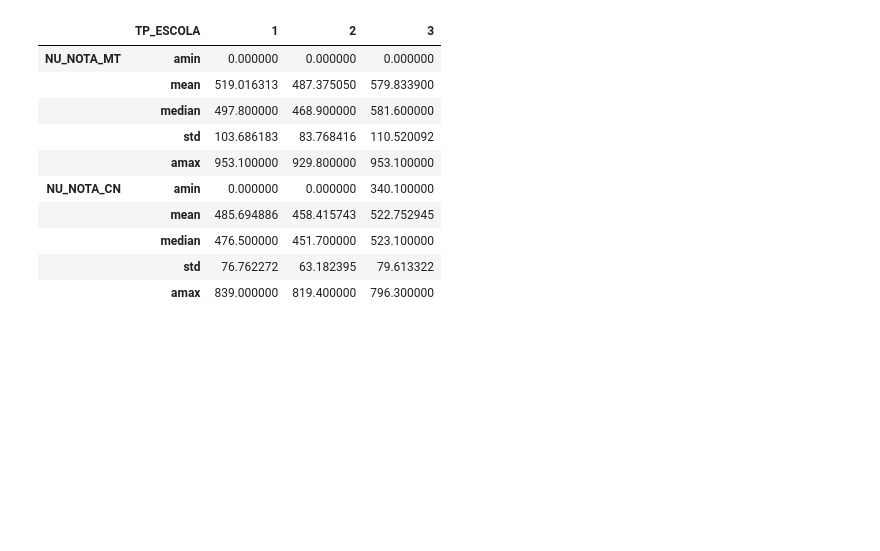
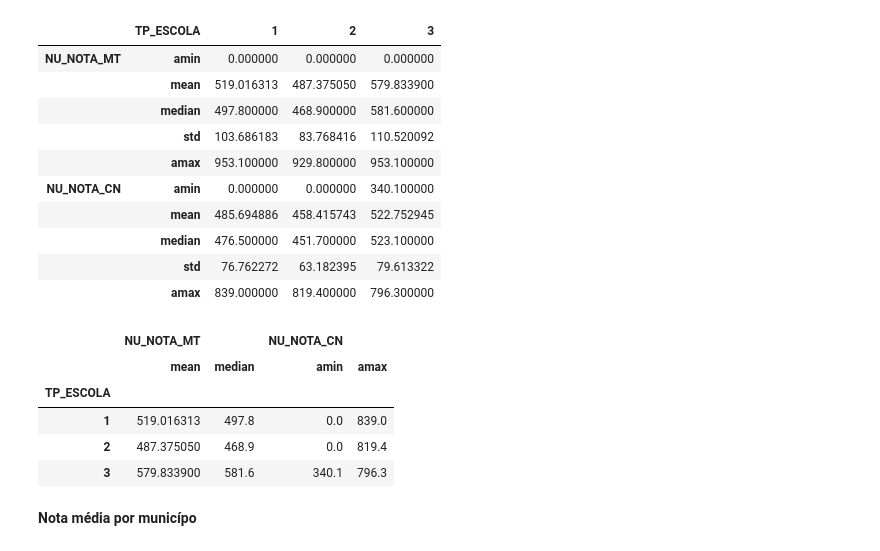
Before and after one commit to JevertonFlores/DA_python_dados_enem, a Jupyter notebook: Data_Analytics_Data_Viking.ipynb, the cells around one changed output. Cells and saved outputs as stored; diff of their text form; code cells hidden in the pictures; blank space fills up the shorter version.

```diff
--- a/Data_Analytics_Data_Viking.ipynb
+++ b/Data_Analytics_Data_Viking.ipynb
@@ -1227,3 +1227,24 @@ Name: NU_NOTA_MT, dtype: float64
 |  | median | 476.500000 | 451.700000 | 523.100000 |
 |  | std | 76.762272 | 63.182395 | 79.613322 |
 |  | amax | 839.000000 | 819.400000 | 796.300000 |
+# %%
+# Atribuindo medidas diferentes para cada tipo de prova
+
+ (
+    df
+    .groupby(by = ['TP_ESCOLA'])
+    .agg({
+        'NU_NOTA_MT' : [np.mean, np.median],
+        'NU_NOTA_CN' : [np.min, np.max]
+    }
+    )
+)
+# %% [output]
+|  | NU_NOTA_MT |  | NU_NOTA_CN |  |
+|  | mean | median | amin | amax |
+| TP_ESCOLA |  |  |  |  |
+| 1 | 519.016313 | 497.8 | 0.0 | 839.0 |
+| 2 | 487.375050 | 468.9 | 0.0 | 819.4 |
+| 3 | 579.833900 | 581.6 | 340.1 | 796.3 |
+# %% [markdown]
+**Nota média por municípo**
```
Also changed, not shown: parts of 10 cells of this notebook.
